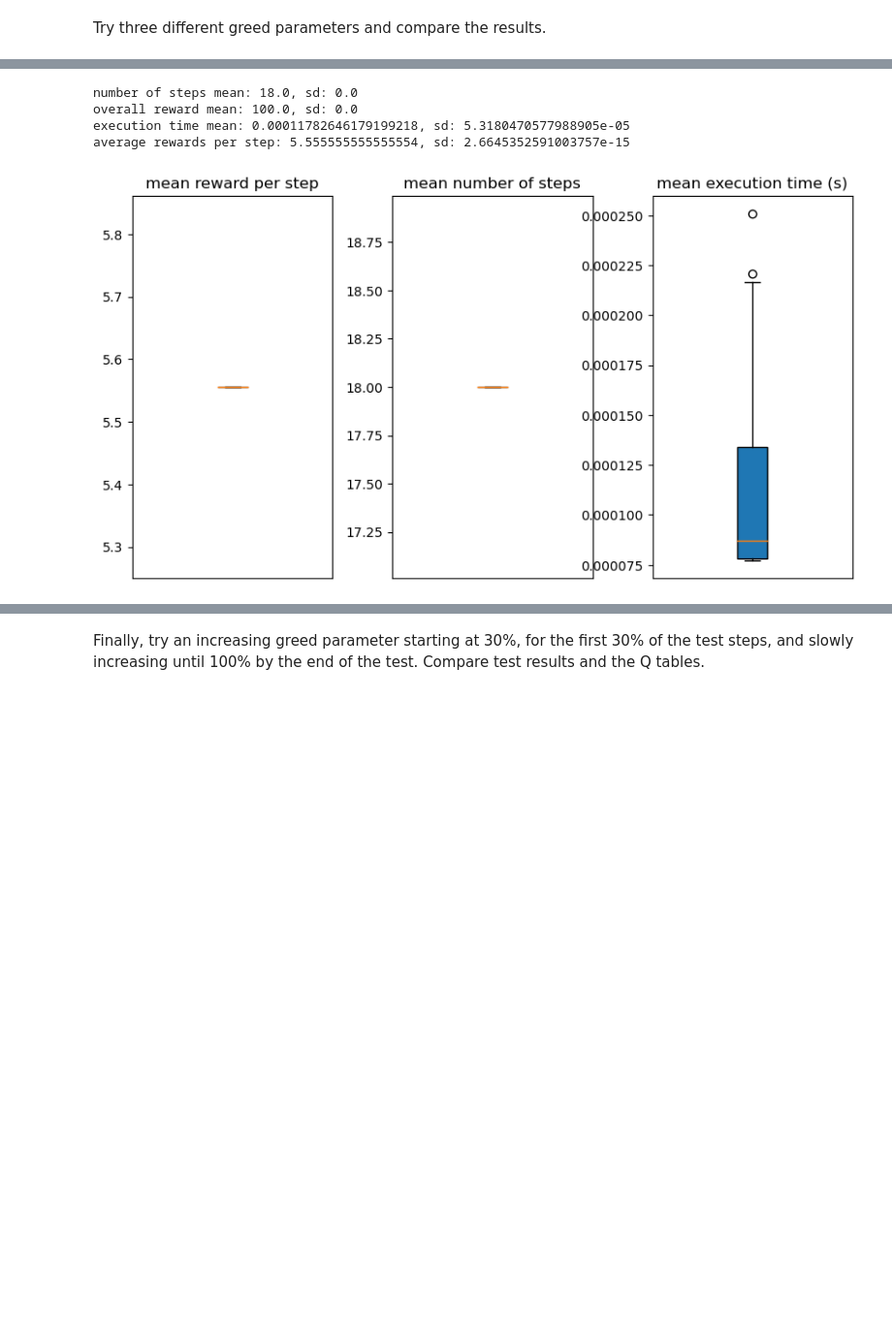
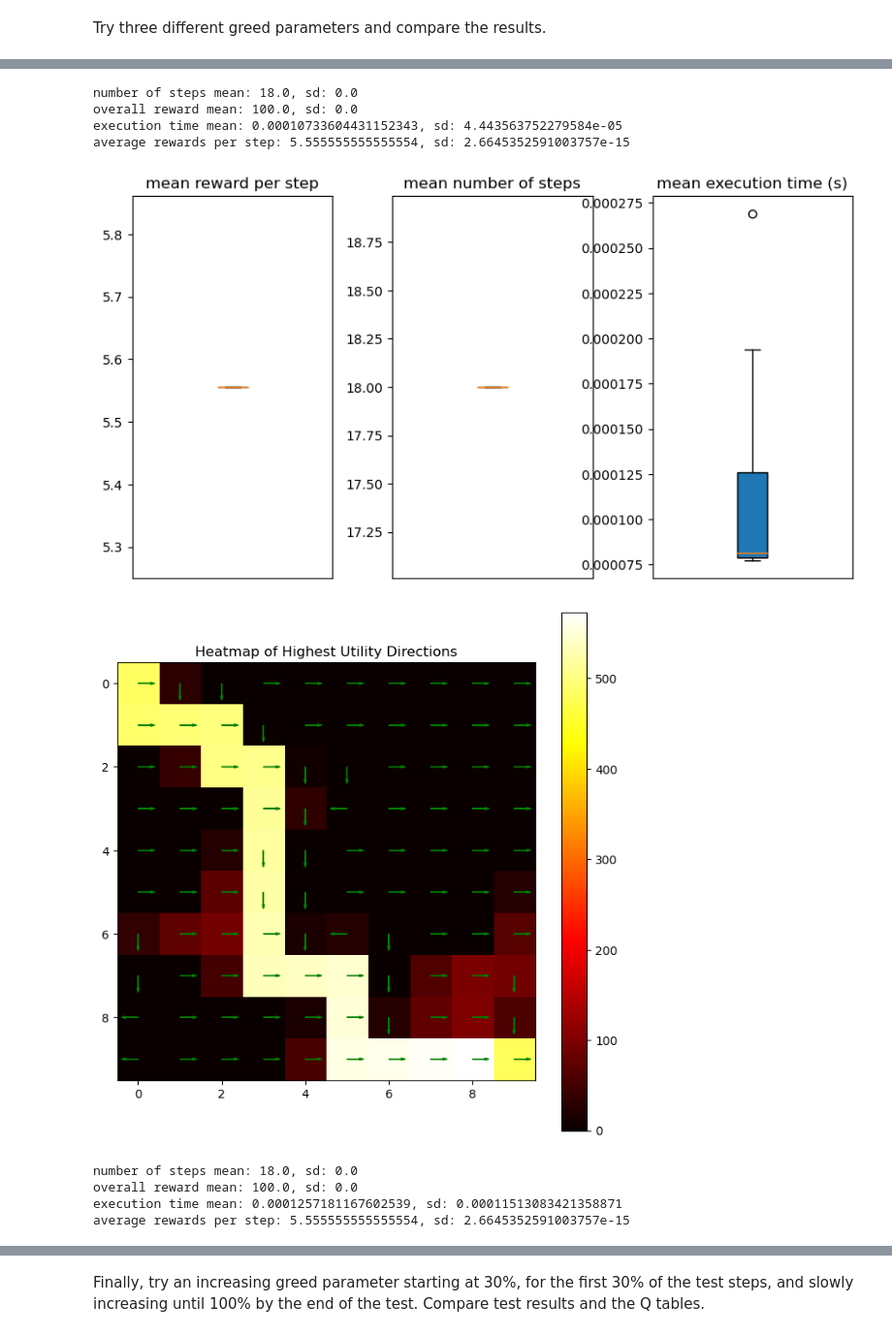
Before and after one commit to jelenameyer/IntroToMachineLearning, a Jupyter notebook: assignments/assignment3/a03.ipynb, the cells around one changed output, grey strips where cells are left out. Shown at 97% size. Drawn from its saved outputs; the diff is of its cells as text; code cells hidden in the pictures; blank space fills up the shorter version.

```diff
--- a/assignments/assignment3/a03.ipynb
+++ b/assignments/assignment3/a03.ipynb
@@ -584,7 +586,7 @@ def runEpisodeWithUpdatingUtilitiesGreedy(greed, matrixQ = matrixQEmpty, state =
 # %% [markdown]
 Try three different greed parameters and compare the results.
 # %%
-greedParameters = [0.3, 0.5, 0.8]
+greedParameters = [0.3, 0.5, 0.8, 1]
 
 for percentage in greedParameters:
     allAverageRewardsPerStep, copyMatrixQ = runEpisodeWithUpdatingUtilitiesGreedy(greed = percentage, matrixQ = matrixQEmpty, state = 1, finalState = 100, maxNumberSteps = 20000)
@@ -606,6 +608,11 @@ average rewards per step: 5.555555555555554, sd: 2.6645352591003757e-15
 [figure]
 number of steps mean: 18.0, sd: 0.0
 overall reward mean: 100.0, sd: 0.0
-execution time mean: 0.00011782646179199218, sd: 5.3180470577988905e-05
+execution time mean: 0.00010733604431152343, sd: 4.443563752279584e-05
 average rewards per step: 5.555555555555554, sd: 2.6645352591003757e-15
-[figure, old version]
+[figure, new version]
+[figure, added]
+number of steps mean: 18.0, sd: 0.0
+overall reward mean: 100.0, sd: 0.0
+execution time mean: 0.0001257181167602539, sd: 0.00011513083421358871
+average rewards per step: 5.555555555555554, sd: 2.6645352591003757e-15
```
Also changed, not shown: parts of 14 cells of this notebook, 1 other file.
